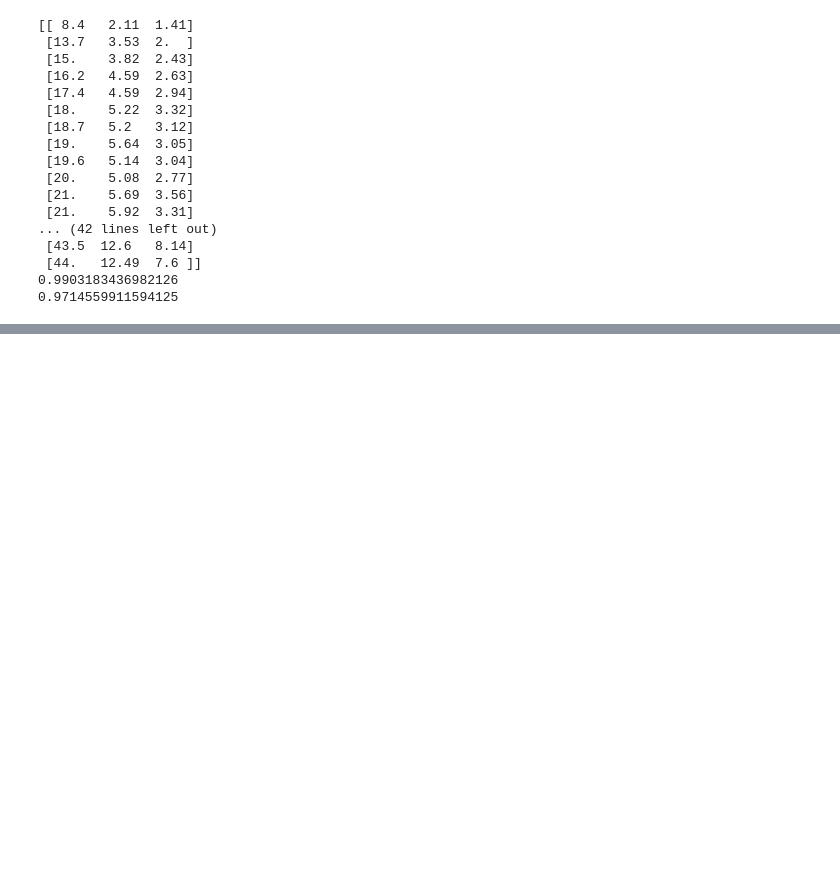
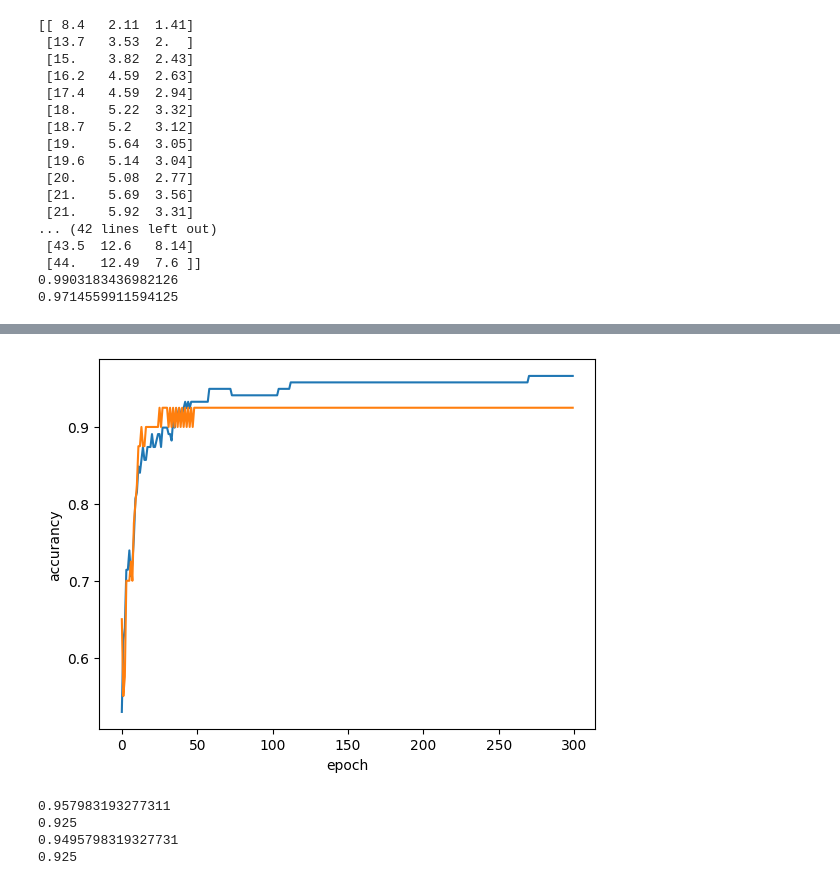
Before and after one commit to JHONEY-076/Machine_Learning, a Jupyter notebook: dataset/test.ipynb, the cells around one changed output, grey strips where cells are left out. Drawn from its saved outputs; the diff is of its cells as text; code cells hidden in the pictures; blank space fills up the shorter version.

```diff
--- a/dataset/test.ipynb
+++ b/dataset/test.ipynb
@@ -825,29 +825,16 @@ print(lr.score(test_ploy,test_target))
 0.9903183436982126
 0.9714559911594125
 # %%
-# 로지스틱 회귀
-# 럭키백의 확률
+import pandas as pd
 
+fish=pd.read_csv("https://bit.ly/fish_csv_data")
 
-### 데이터 준비하기
-
-import pandas as pd
-fish=pd.read_csv("https://bit.ly/fish_csv_data")
-fish.head()
-
-print(pd.unique(fish["Species"]))
-
-fish_input=fish[["Weight","Length","Diagonal","Height","Width"]].to_numpy()
-
-print(fish_input[:5])
-
+fish_input=fish[["Weight",	"Length",	"Diagonal",	"Height",	"Width"]].to_numpy()
 fish_target=fish["Species"].to_numpy()
 
 from sklearn.model_selection import train_test_split
 
-train_input, test_input, train_target, test_target =  train_test_split(fish_input, fish_target, random_state=42)
-
-
+train_input,test_input,train_target,test_target=train_test_split(fish_input,fish_target,random_state=42)
 
 from sklearn.preprocessing import StandardScaler
 
@@ -856,39 +843,43 @@ ss.fit(train_input)
 train_scaled=ss.transform(train_input)
 test_scaled=ss.transform(test_input)
 
+from sklearn.linear_model import SGDClassifier
+sc=SGDClassifier(loss="log_loss",max_iter=10,random_state=42)
+sc.fit(train_scaled,train_target)
+print(sc.score(train_scaled,train_target))
+print(sc.score(test_scaled,test_target))
 
-### K-최근접 이웃 분류기 확률 예측
-from sklearn.neighbors import KNeighborsClassifier
-
-kn=KNeighborsClassifier(n_neighbors=3)
-kn.fit(train_scaled,train_target)
-
-print(kn.score(train_scaled, train_target))
-print(kn.score(test_scaled,test_target),"\n")
-
-print(kn.classes_,"\n")
-print(kn.predict(test_scaled[:5]),"\n")
 
 import numpy as np
-proba= kn.predict_proba(test_scaled[:5])
-print(np.round(proba,decimals=4),"\n")
-
-distance,indexes= kn.kneighbors(test_scaled[3:4])
-print(train_target[indexes],"\n")
+sc= SGDClassifier(loss="log_loss",random_state=42)
+train_score=[]
+test_score=[]
+classes=np.unique(train_target)
 
 
+for _ in range(0,300):
+    sc.partial_fit(train_scaled,train_target,classes=classes)
+    train_score.append(sc.score(train_scaled,train_target))
+    test_score.append(sc.score(test_scaled,test_target))
 
 
-### 로지스틱 회귀
+import matplotlib.pyplot as plt
 
-# import numpy as np
-# import matplotlib.pyplot as plt
+plt.plot(train_score)
+plt.plot(test_score)
+plt.xlabel("epoch")
+plt.ylabel("accurancy")
+plt.show()
 
-# z= np.arange(-5,5,0.1)
-# phi=1/(1+np.exp(-z))
-# plt.plot(z,phi)
 
-# plt.xlabel("z")
-# plt.ylabel("phi")
-# plt.show()
+sc=SGDClassifier(loss="log_loss",max_iter=100,tol=None,random_state=42)
+sc.fit(train_scaled,train_target)
+print(sc.score(train_scaled,train_target))
+print(sc.score(test_scaled,test_target))
+
+
+sc=SGDClassifier(loss="hinge",max_iter=100,tol=None,random_state=42)
+sc.fit(train_scaled,train_target)
+print(sc.score(train_scaled,train_target))
+print(sc.score(test_scaled,test_target))
 # %% [output]
@@ -914,0 +888,5 @@ print(train_target[indexes],"\n")
+[figure, added]
+0.957983193277311
+0.925
+0.9495798319327731
+0.925
```
Also changed, not shown: parts of 5 cells of this notebook, 4 other files.
